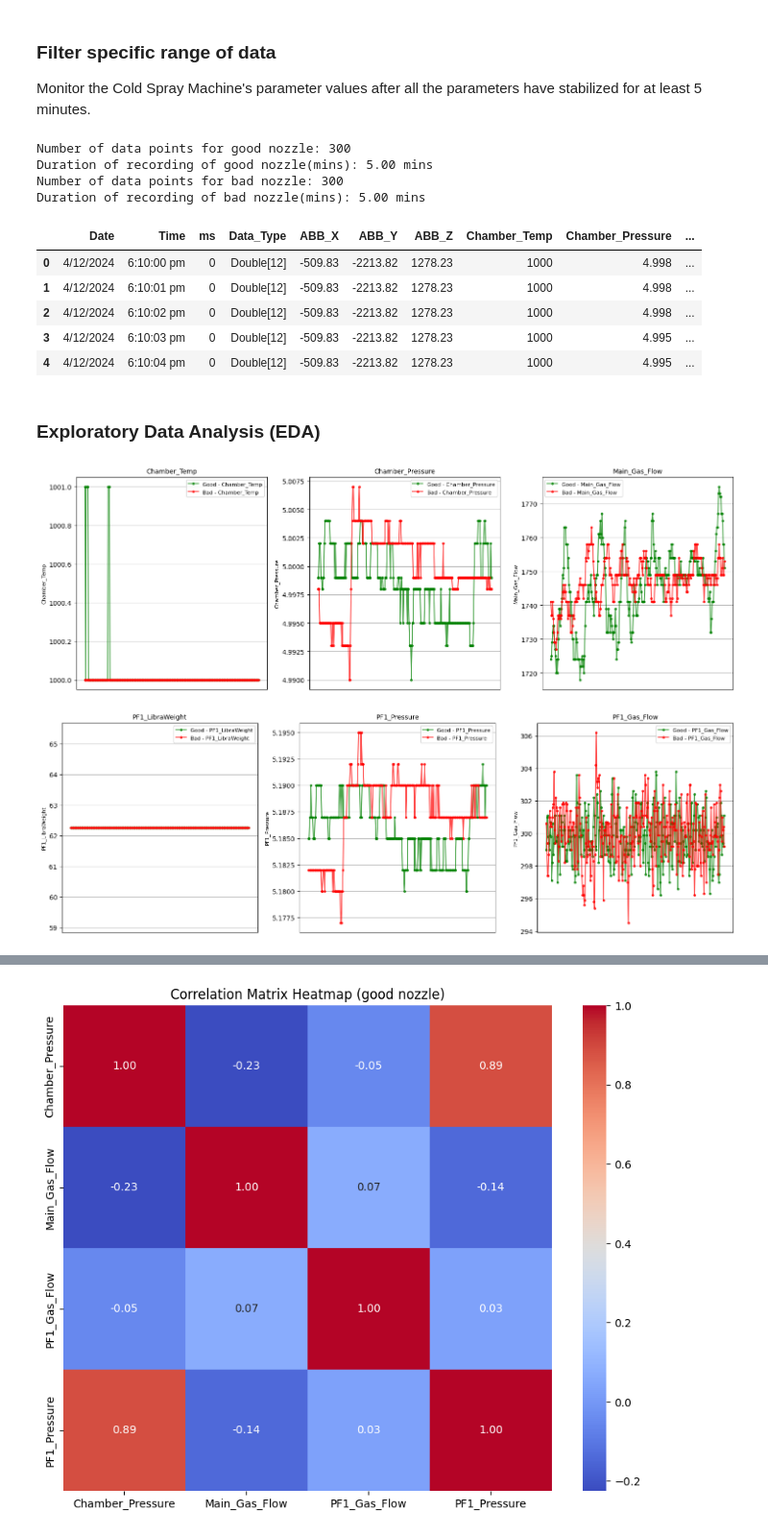
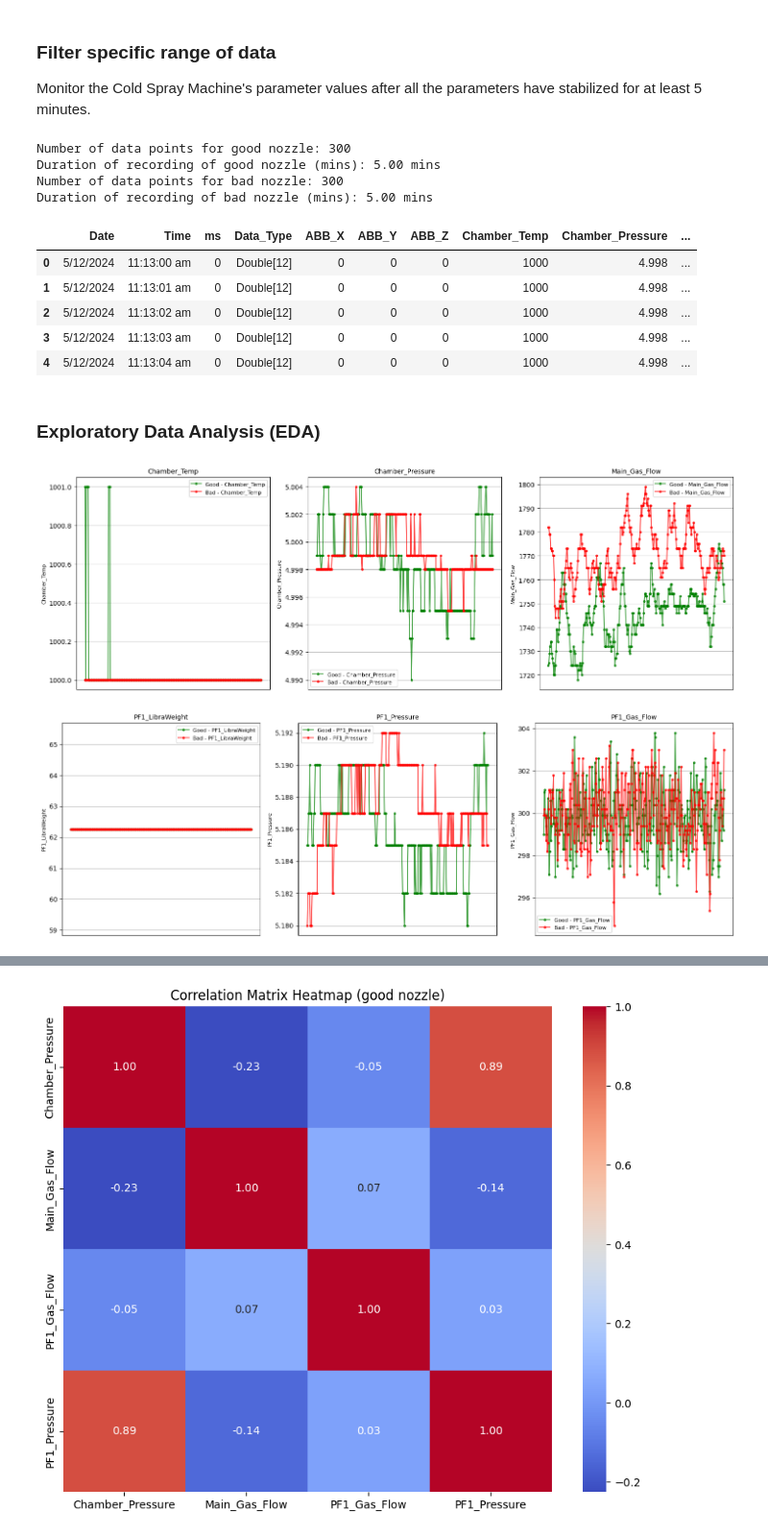
Before and after one commit to yongzane00/LSTM_Process_Outcome_Prediction, a Jupyter notebook: code/good_and_bad_nozzle.ipynb, the cells around one changed output, grey strips where cells are left out. Shown at 96% size. Drawn from its saved outputs; the diff is of its cells as text; code cells hidden in the pictures.

```diff
--- a/code/good_and_bad_nozzle.ipynb
+++ b/code/good_and_bad_nozzle.ipynb
@@ -5,6 +5,8 @@ Import both good and bad dataset seprately into 2 different DataFrame
 # %%
 import pandas as pd
 
-g_df = pd.read_csv("../data/Good_Nozzle_set1.csv")
-b_df = pd.read_csv("../data/Worst_Nozzle_set1.csv")
-b_df.head()
+g_csv_name = "Good_Nozzle_set1"
+b_csv_name = "Worst_Nozzle_set3"
+
+g_df = pd.read_csv(f"../data/{g_csv_name}.csv")
+b_df = pd.read_csv(f"../data/{b_csv_name}.csv")
@@ -22,51 +17,69 @@ Monitor the Cold Spray Machine's parameter values after all the parameters have
 # %%
 from datetime import datetime, timedelta
 
 # Define good nozzle time range
 # g_start_time = "3:48:00 am"
 # g_end_time = "3:50:59 am"
 
+# Good_Nozzle_set1.csv
 g_start_time = "4:47:00 pm"
 g_end_time = "4:51:59 pm"
 
-# Filter the DataFrame to create good nozzle DataFrame
 g_nozzle_df = g_df[
     (g_df["Time"] >= g_start_time) &
     (g_df["Time"] <= g_end_time)
 ].reset_index(drop=True)
 
-# Define bad nozzle time range
-# b_start_time = "4:08:44 am"
-# b_end_time = "4:11:43 am"
+print(f"Number of data points for good nozzle: {len(g_nozzle_df)}")
+print(f"Duration of recording of good nozzle (mins): {len(g_nozzle_df) / 60:.2f} mins")
 
-b_start_time = "6:10:00 pm"
-b_end_time = "6:14:59 pm"
+# Worst_Nozzle_set1.csv
+# b_start_time = "6:10:00 pm"
+# b_end_time = "6:14:59 pm"
 
-# Filter the DataFrame to create bad nozzle DataFrame
+# Bad_Nozzle_set1.csv
+# b_start_time = "4:28:00 pm"
+# b_end_time = "4:32:59 pm"
+
+# Bad_Nozzle_set2.csv
+# b_start_time = "11:37:00 am"
+# b_end_time = "11:41:59 am"
+
+# Worst_Nozzle_set1.csv
+# b_start_time = "6:10:00 pm"
+# b_end_time = "6:14:59 pm"
+
+# Worst_Nozzle_set2.csv
+# b_start_time = "10:59:00 am"
+# b_end_time = "11:03:59 am"
+
+# Worst_Nozzle_set2.csv
+b_start_time = "11:13:00 am"
+b_end_time = "11:17:59 am"
+
 b_nozzle_df = b_df[
     (b_df["Time"] >= b_start_time) &
     (b_df["Time"] <= b_end_time)
 ].reset_index(drop=True)
 
-# Output results
-print(f"Number of data points for good nozzle: {len(g_nozzle_df)}")
-print(f"Duration of recording of good nozzle(mins): {len(g_nozzle_df) / 60:.2f} mins")
+print(f"Number of data points for bad nozzle: {len(b_nozzle_df)}")
+print(f"Duration of recording of bad nozzle (mins): {len(b_nozzle_df) / 60:.2f} mins")
 
-print(f"Number of data points for bad nozzle: {len(b_nozzle_df)}")
-print(f"Duration of recording of bad nozzle(mins): {len(b_nozzle_df) / 60:.2f} mins")
+
+
 
 b_nozzle_df.head()
 # %% [output]
 Number of data points for good nozzle: 300
-Duration of recording of good nozzle(mins): 5.00 mins
+Duration of recording of good nozzle (mins): 5.00 mins
 Number of data points for bad nozzle: 300
-Duration of recording of bad nozzle(mins): 5.00 mins
+Duration of recording of bad nozzle (mins): 5.00 mins
 |  | Date | Time | ms | Data_Type | ABB_X | ABB_Y | ABB_Z | Chamber_Temp | Chamber_Pressure | ... |
-| 0 | 4/12/2024 | 6:10:00 pm | 0 | Double[12] | -509.83 | -2213.82 | 1278.23 | 1000 | 4.998 | ... |
-| 1 | 4/12/2024 | 6:10:01 pm | 0 | Double[12] | -509.83 | -2213.82 | 1278.23 | 1000 | 4.998 | ... |
-| 2 | 4/12/2024 | 6:10:02 pm | 0 | Double[12] | -509.83 | -2213.82 | 1278.23 | 1000 | 4.998 | ... |
-| 3 | 4/12/2024 | 6:10:03 pm | 0 | Double[12] | -509.83 | -2213.82 | 1278.23 | 1000 | 4.995 | ... |
-| 4 | 4/12/2024 | 6:10:04 pm | 0 | Double[12] | -509.83 | -2213.82 | 1278.23 | 1000 | 4.995 | ... |
+| 0 | 5/12/2024 | 11:13:00 am | 0 | Double[12] | 0 | 0 | 0 | 1000 | 4.998 | ... |
+| 1 | 5/12/2024 | 11:13:01 am | 0 | Double[12] | 0 | 0 | 0 | 1000 | 4.998 | ... |
+| 2 | 5/12/2024 | 11:13:02 am | 0 | Double[12] | 0 | 0 | 0 | 1000 | 4.998 | ... |
+| 3 | 5/12/2024 | 11:13:03 am | 0 | Double[12] | 0 | 0 | 0 | 1000 | 4.998 | ... |
+| 4 | 5/12/2024 | 11:13:04 am | 0 | Double[12] | 0 | 0 | 0 | 1000 | 4.998 | ... |
 # %% [markdown]
 ### Exploratory Data Analysis (EDA)
 # %%
@@ -125,15 +139,15 @@ def plot_columns_in_grid_overlay(good_df, bad_df, y_columns, nrows=1, ncols=3, f
 # %%
 # List of columns for y-axis
 y_columns = ["Chamber_Temp", "Chamber_Pressure", "Main_Gas_Flow"]
-plot_columns_in_grid_overlay(g_nozzle_df, b_nozzle_df, y_columns, nrows=1, ncols=3, figsize=(15, 5))
+plot_columns_in_grid_overlay(g_nozzle_df, b_nozzle_df, y_columns, nrows=1, ncols=3, figsize=(15, 5), graph_name=f"../graphs/{g_csv_name}-vs-{b_csv_name}_main.png")
 # %% [output]
-[figure, old version]
+[figure, new version]
 # %%
 # List of columns for y-axis
 y_columns = ["PF1_LibraWeight", "PF1_Pressure", "PF1_Gas_Flow"]
-plot_columns_in_grid_overlay(g_nozzle_df, b_nozzle_df, y_columns, nrows=1, ncols=3, figsize=(15, 5))
+plot_columns_in_grid_overlay(g_nozzle_df, b_nozzle_df, y_columns, nrows=1, ncols=3, figsize=(15, 5), graph_name=f"../graphs/{g_csv_name}-vs-{b_csv_name}_pf1.png")
 # %% [output]
-[figure, old version]
+[figure, new version]
 # %%
 # List of columns for y-axis
 y_columns = ["PF2_LibraWeight", "PF2_Pressure", "PF2_Gas_Flow"]
```
Also changed, not shown: parts of 13 cells of this notebook, 41 other files.
